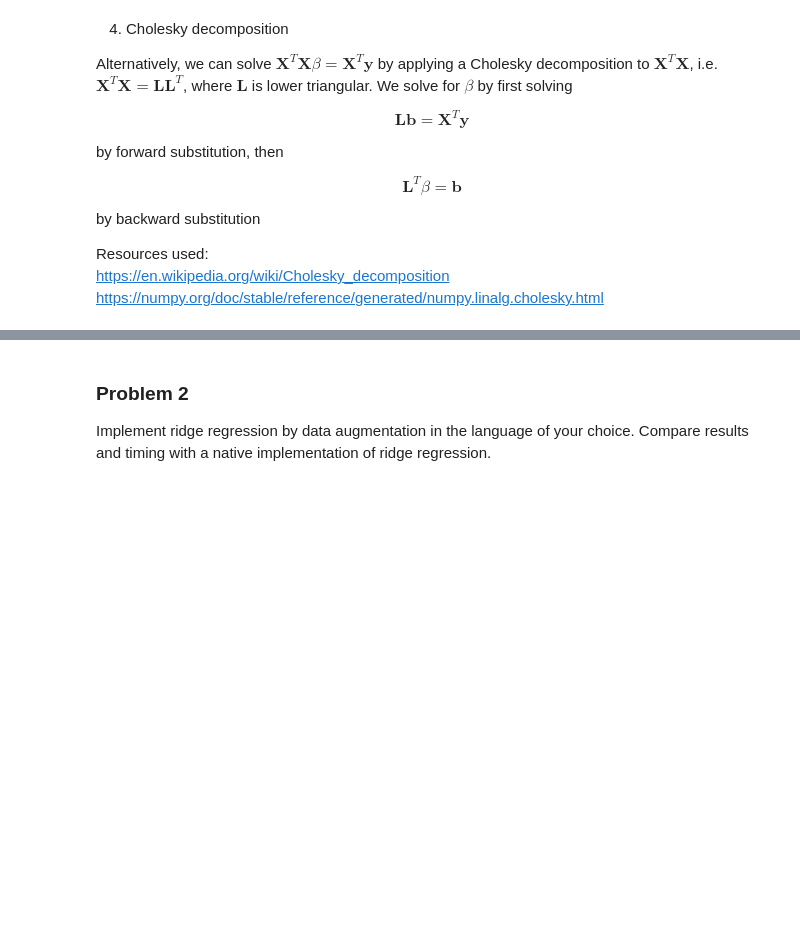
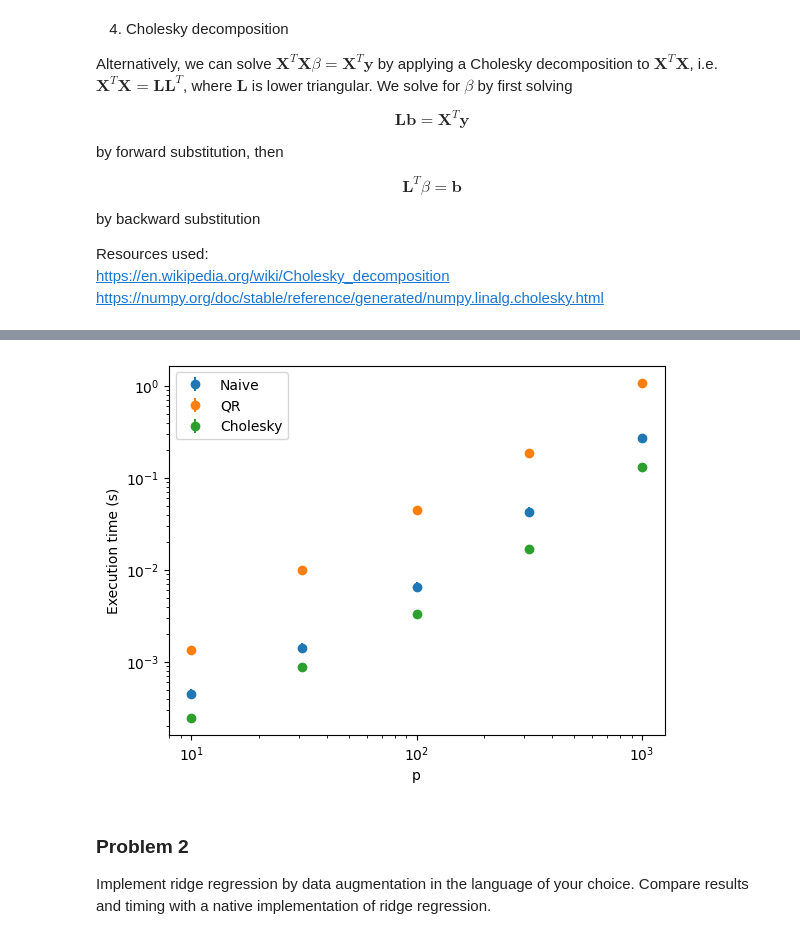
Before and after one commit to tz545/stat790, a Jupyter notebook: HW2/HW2.ipynb, the cells around one changed output, grey strips where cells are left out. Drawn from its saved outputs; the diff is of its cells as text; code cells hidden in the pictures; blank space fills up the shorter version.

```diff
--- a/HW2/HW2.ipynb
+++ b/HW2/HW2.ipynb
@@ -145,0 +206,16 @@ def ls_cholesky(X,y):
+# %%
+p = np.logspace(1, 3, 5, dtype=int)
+naive_times_p = np.zeros([len(p),2])
+QR_times_p = np.zeros([len(p),2])
+cholesky_times_p = np.zeros([len(p),2])
+
+for i in range(len(p)):
+    X, Y = generate_data(10000, p[i])
+    naive = %timeit -o ls_naive(X, Y)
+    naive_times_p[i] = [np.mean(naive.timings), np.std(naive.timings)]
+    QR = %timeit -o ls_QR(X, Y)
+    QR_times_p[i] = [np.mean(QR.timings), np.std(QR.timings)]
+#     SVD = %timeit -o ls_SVD(X, Y)
+#     SVD_times[i] = [np.mean(SVD.timings), np.std(SVD.timings)]
+    cholesky = %timeit -o ls_cholesky(X, Y)
+    cholesky_times_p[i] = [np.mean(cholesky.timings), np.std(cholesky.timings)]
@@ -146,3 +238,15 @@ def ls_cholesky(X,y):
+# %%
+plt.errorbar(p, naive_times_p[:,0], yerr=naive_times_p[:,1], fmt='o', label="Naive")
+plt.errorbar(p, QR_times_p[:,0], yerr=QR_times_p[:,1], fmt='o', label="QR")
+plt.errorbar(p, cholesky_times_p[:,0], yerr=cholesky_times_p[:,1], fmt='o', label="Cholesky")
+plt.xscale("log")
+plt.yscale("log")
+plt.xlabel("p")
+plt.ylabel("Execution time (s)")
+plt.legend(loc="best")
+plt.show()
+# %% [output]
+[figure, added]
 # %% [markdown]
 ### Problem 2
 
```
Also changed, not shown: parts of 22 cells of this notebook, 1 other file.
